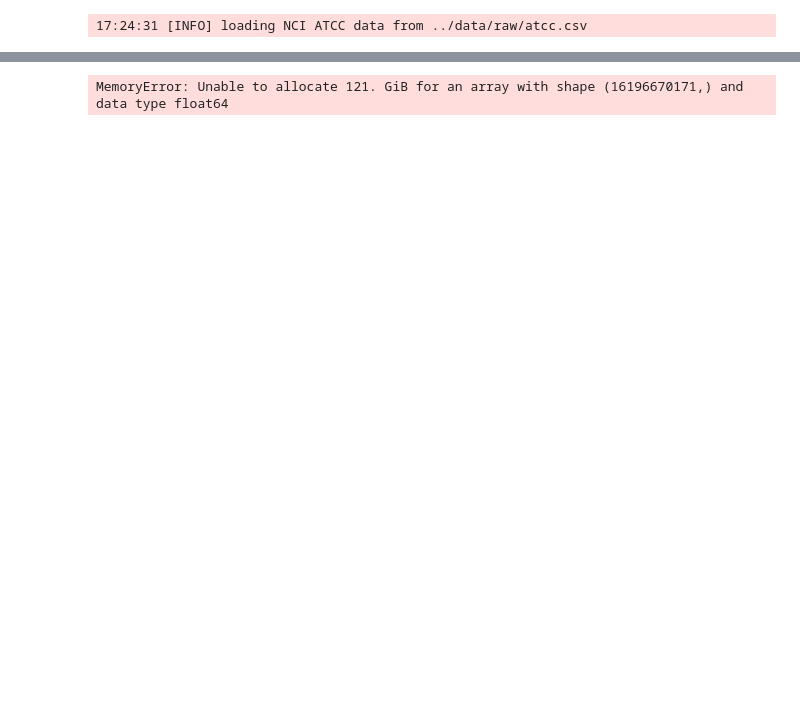
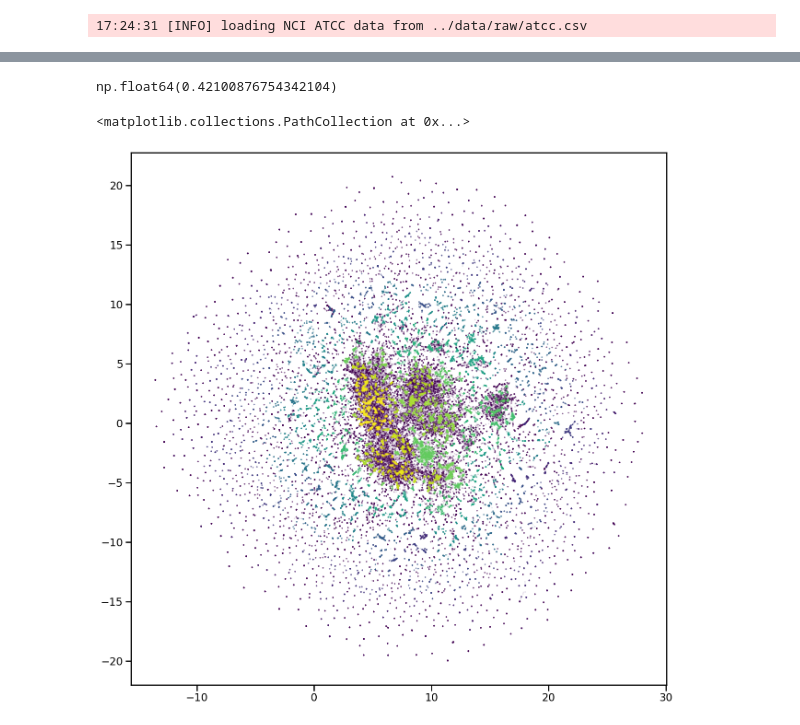
Before and after one commit to volkamerlab/assay-ml, a Jupyter notebook: notebooks/umap_split.ipynb, the cells around one changed output, grey strips where cells are left out. Saved outputs shown, nothing was run; the diff lists cells and outputs as text; code cells hidden in the pictures; blank space fills up the shorter version.

```diff
--- a/notebooks/umap_split.ipynb
+++ b/notebooks/umap_split.ipynb
@@ -74,8 +72 @@ clusterer = hdbscan.HDBSCAN(min_cluster_size=10)  # Adjust size as needed
 df['_umap'] = clusterer.fit_predict(embedding)
-# %%
-# logger.info("umap split: Agglomerative clustering")
-ac = AgglomerativeClustering(n_clusters=5, compute_full_tree=False)
-ac.fit_predict(embedding)
-data['_umap'] = ac.labels_
-# %% [output]
-MemoryError: Unable to allocate 121. GiB for an array with shape (16196670171,) and data type float64
@@ -81,0 +78,10 @@ MemoryError: Unable to allocate 121. GiB for an array with shape (16196670171,)
+# %%
+(df['_umap'] == -1).mean()
+# %% [output]
+np.float64(0.42100876754342104)
+# %%
+plt.figure(figsize=(15,15))
+plt.scatter(*embedding.T, s=1, alpha=.1, c=df['_umap'])
+# %% [output]
+<matplotlib.collections.PathCollection at 0x...>
+[figure, added]
```
Also changed, not shown: parts of 13 cells of this notebook, 2 other files.
